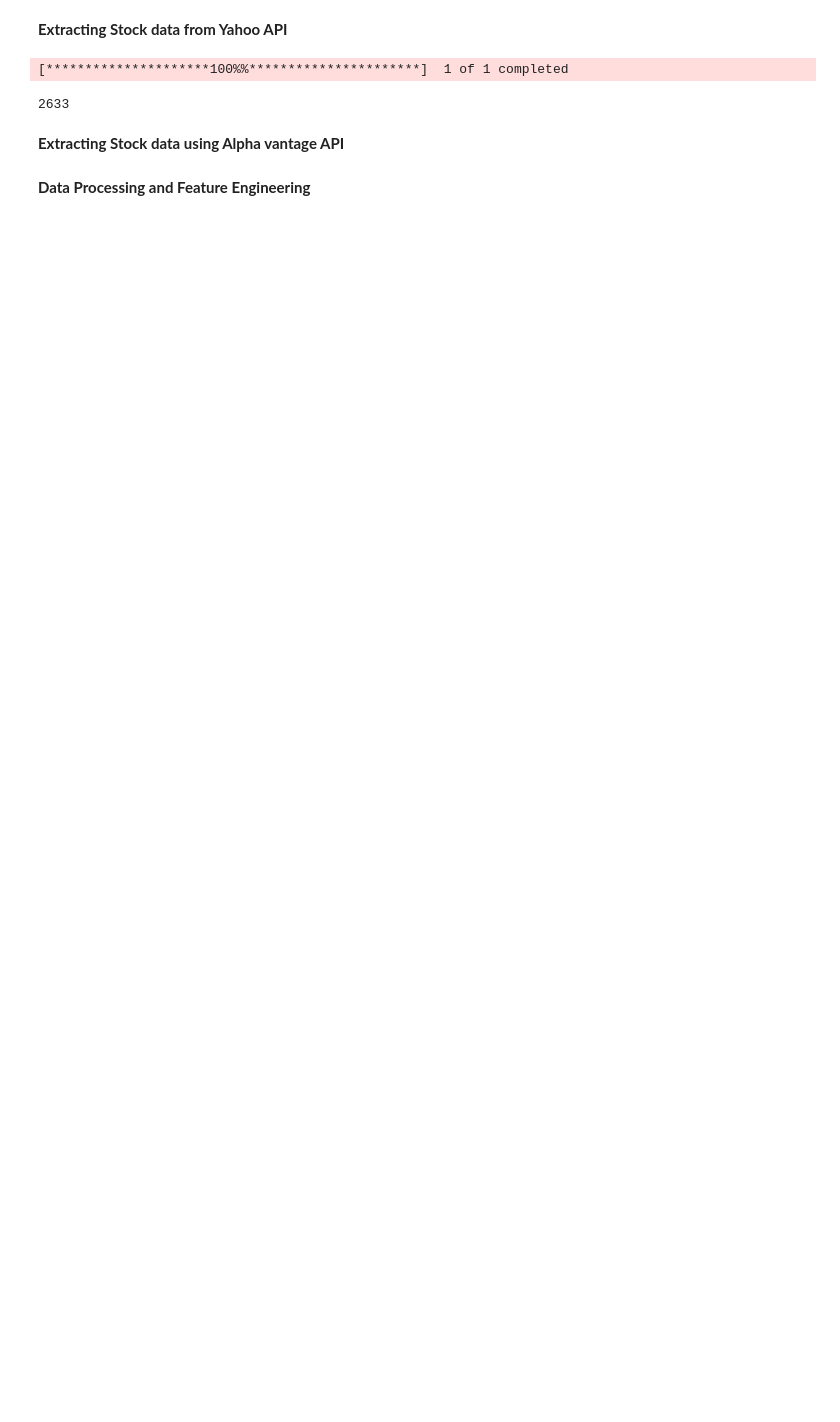
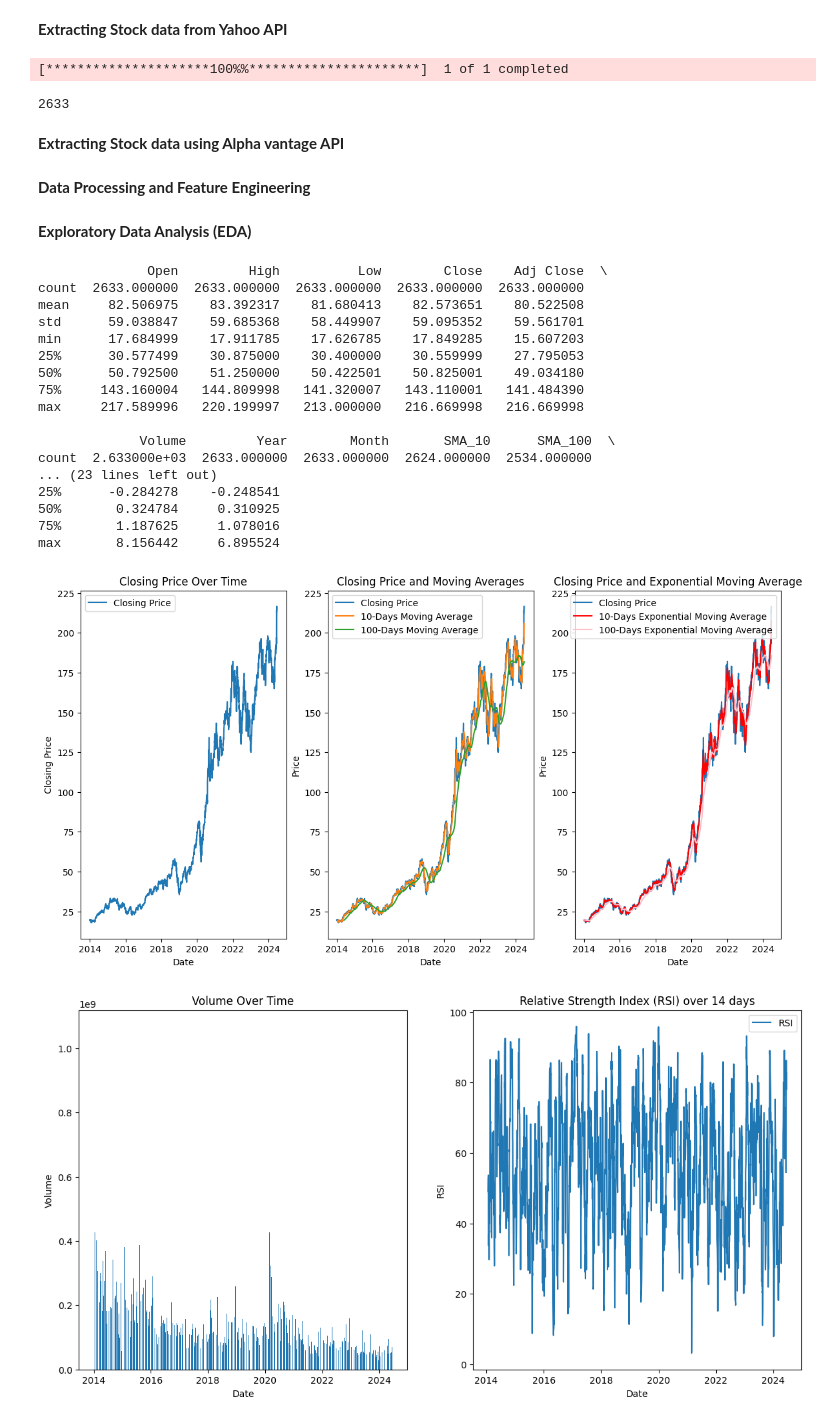
Before and after one commit to hejazn86/Stock_price_prediction, a Jupyter notebook: stock_data_extraction.ipynb, the cells around one changed output. Drawn from its saved outputs; the diff is of its cells as text; code cells hidden in the pictures; blank space fills up the shorter version.

Commit message:
Perform EDA and Correlation Analysis

```diff
--- a/stock_data_extraction.ipynb
+++ b/stock_data_extraction.ipynb
@@ -104,3 +104,74 @@ def MovingAverageConvergDiverg (series, shortPeriod=12, longPeriod=26, signalPer
 MACD, SignalLine = MovingAverageConvergDiverg(stock_data['Close'])
 stock_data['MACD'] = MACD
 stock_data['SignalLine'] = SignalLine
+# %% [markdown]
+**Exploratory Data Analysis (EDA)**
+# %%
+import matplotlib.pyplot as plt
+import seaborn as sns
+
+
+plt.figure(figsize=(14, 7))
+plt.subplot(1, 3, 1)
+plt.plot(stock_data['Close'], label='Closing Price')
+plt.title('Closing Price Over Time')
+plt.xlabel('Date')
+plt.ylabel('Closing Price')
+plt.legend()
+
+
+plt.subplot(1, 3, 2)
+plt.plot(stock_data['Close'], label='Closing Price')
+plt.plot(stock_data['SMA_10'], label='10-Days Moving Average')
+plt.plot(stock_data['SMA_100'], label='100-Days Moving Average')
+plt.title('Closing Price and Moving Averages')
+plt.xlabel('Date')
+plt.ylabel('Price')
+plt.legend()
+
+plt.subplot(1, 3, 3)
+plt.plot(stock_data['Close'], label='Closing Price')
+plt.plot(stock_data['EMA_10'], label='10-Days Exponential Moving Average', c='red')
+plt.plot(stock_data['EMA_100'], label='100-Days Exponential Moving Average', c= 'pink')
+plt.title('Closing Price and Exponential Moving Average')
+plt.xlabel('Date')
+plt.ylabel('Price')
+plt.legend()
+plt.show()
+
+
+plt.figure(figsize=(14, 7))
+plt.subplot(1, 2, 1)
+plt.bar(stock_data.index, stock_data['Volume'])
+plt.title('Volume Over Time')
+plt.xlabel('Date')
+plt.ylabel('Volume')
+
+
+plt.subplot(1, 2, 2)
+plt.plot(stock_data['RSI_14'], label='RSI')
+plt.title('Relative Strength Index (RSI) over 14 days')
+plt.xlabel('Date')
+plt.ylabel('RSI')
+plt.legend()
+plt.show()
+# %% [output]
+              Open         High          Low        Close    Adj Close  \
+count  2633.000000  2633.000000  2633.000000  2633.000000  2633.000000
+mean     82.506975    83.392317    81.680413    82.573651    80.522508
+std      59.038847    59.685368    58.449907    59.095352    59.561701
+min      17.684999    17.911785    17.626785    17.849285    15.607203
+25%      30.577499    30.875000    30.400000    30.559999    27.795053
+50%      50.792500    51.250000    50.422501    50.825001    49.034180
+75%     143.160004   144.809998   141.320007   143.110001   141.484390
+max     217.589996   220.199997   213.000000   216.669998   216.669998
+
+             Volume         Year        Month       SMA_10      SMA_100  \
+count  2.633000e+03  2633.000000  2633.000000  2624.000000  2534.000000
+... (23 lines left out)
+25%      -0.284278    -0.248541
+50%       0.324784     0.310925
+75%       1.187625     1.078016
+max       8.156442     6.895524
+[figure, added]
+[figure, added]
```
Also changed, not shown: parts of 2 cells of this notebook.
